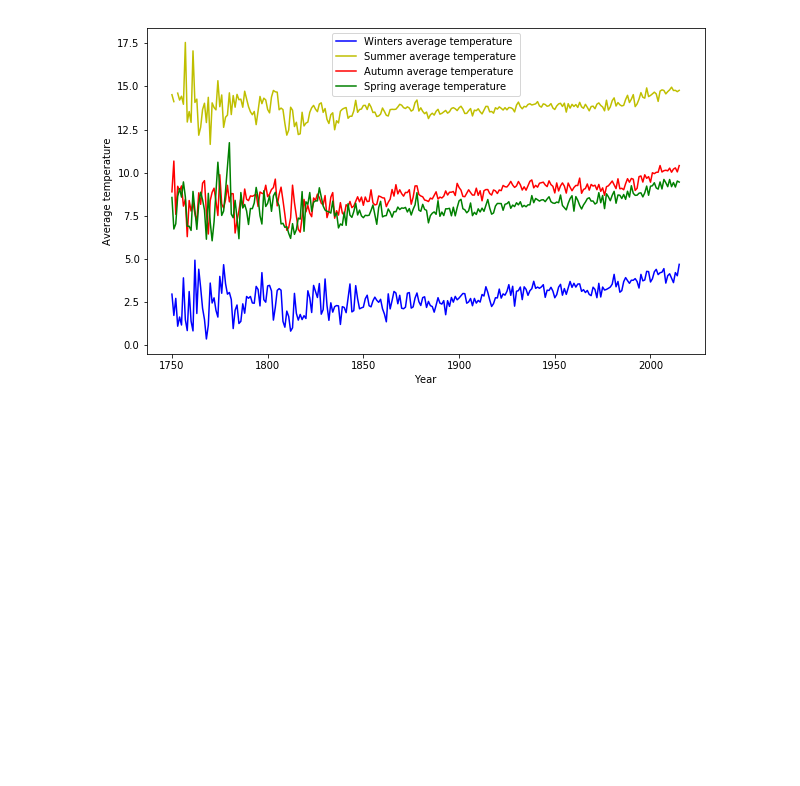
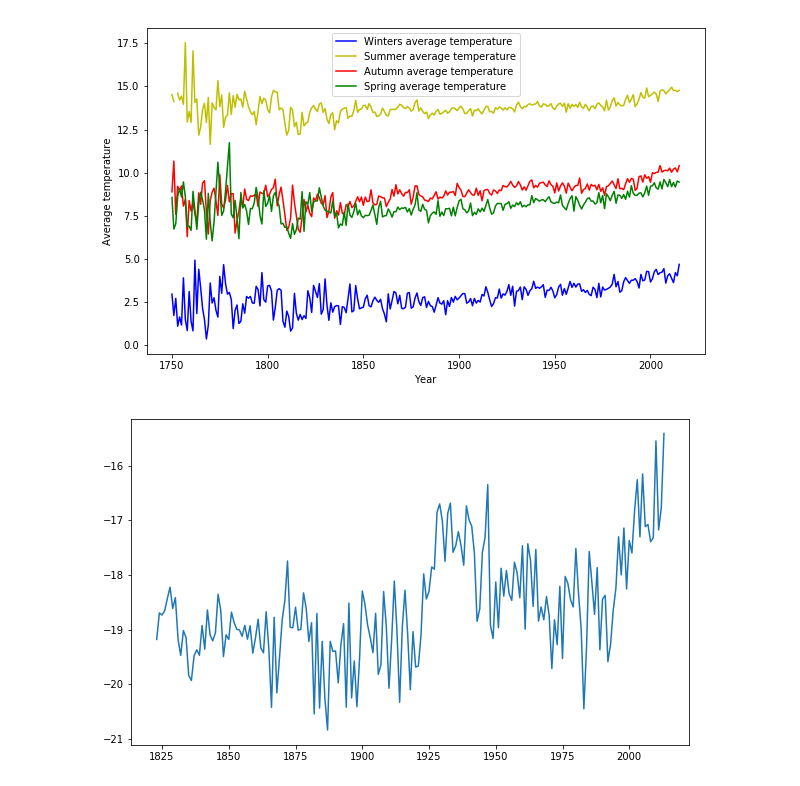
Before and after one commit to FlorianWoelki/climate_change, a Jupyter notebook: climate_change.ipynb, the cells around one changed output. Drawn from its saved outputs; the diff is of its cells as text; code cells hidden in the pictures; blank space fills up the shorter version.

Commit message:
added greenland to analysis

```diff
--- a/climate_change.ipynb
+++ b/climate_change.ipynb
@@ -74,3 +74,28 @@ plt.legend()
 plt.show()
 # %% [output]
 [figure]
+# %%
+temp_by_country = pd.read_csv('../input/GlobalLandTemperaturesByCountry.csv')
+countries = temp_by_country['Country'].unique()
+# %%
+ger_temps = temp_by_country[temp_by_country['Country'] == 'Greenland']
+ger_temps = ger_temps[['dt', 'AverageTemperature']]
+ger_temps['dt'] = pd.to_datetime(ger_temps['dt'])
+
+ger_temps['year'] = ger_temps['dt'].map(lambda x: x.year)
+ger_temps['month'] = ger_temps['dt'].map(lambda x: x.month)
+
+min_year = ger_temps['year'].min()
+max_year = ger_temps['year'].max()
+years = range(min_year, max_year + 1)
+
+avg_temp = []
+for year in years:
+    curr_years_data = ger_temps[ger_temps['year'] == year]
+    avg_temp.append(curr_years_data['AverageTemperature'].mean())
+# %%
+fig, ax = plt.subplots(figsize=(10, 6))
+plt.plot(years, avg_temp)
+plt.show()
+# %% [output]
+[figure, added]
```
